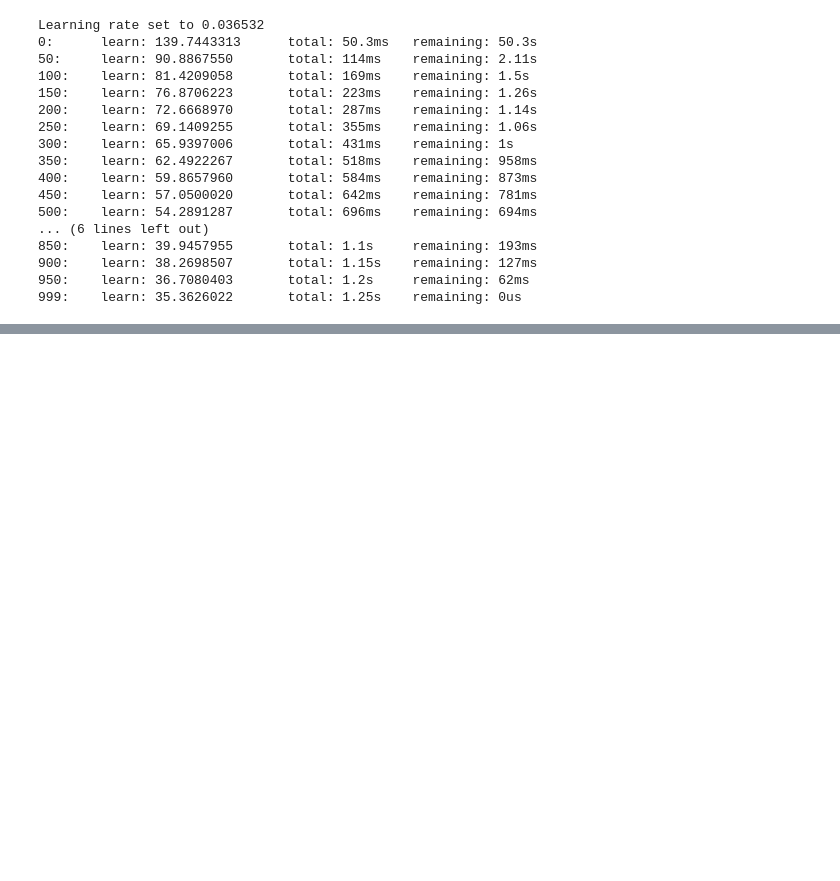
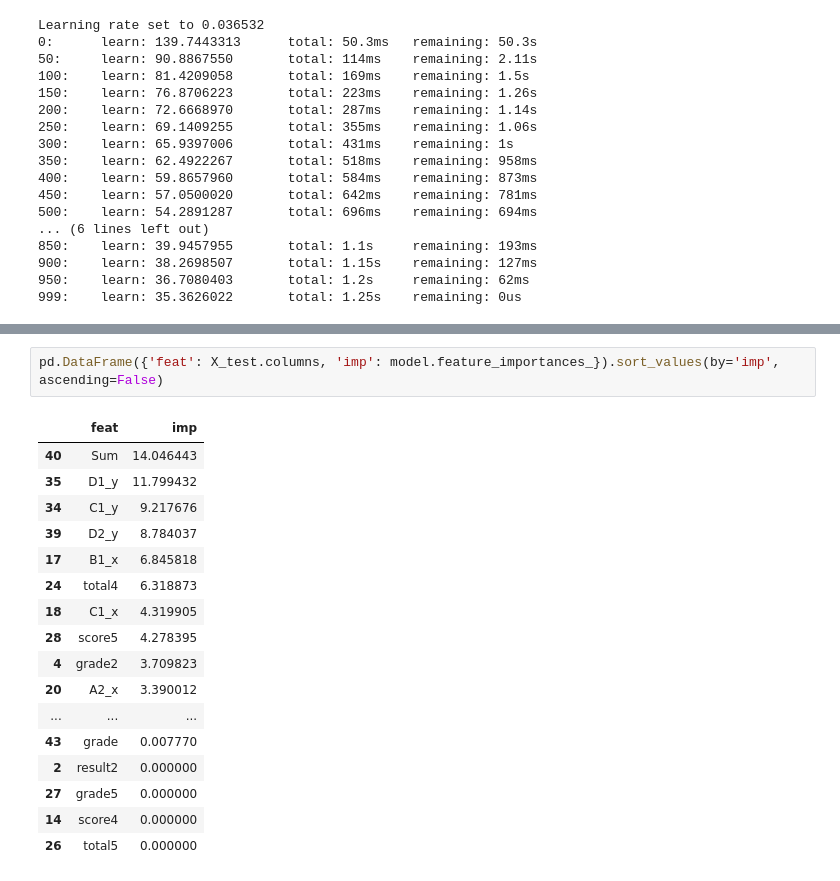
Before and after one commit to VladG00dmanPersonal/LMSH_AI_HACK, a Jupyter notebook: src/pirojban/idk.ipynb, the cells around one changed output, grey strips where cells are left out. Saved outputs shown, nothing was run; the diff lists cells and outputs as text; blank space fills up the shorter version.

```diff
--- a/src/pirojban/idk.ipynb
+++ b/src/pirojban/idk.ipynb
@@ -303,0 +342,20 @@ submission
+# %%
+pd.DataFrame({'feat': X_test.columns, 'imp': model.feature_importances_}).sort_values(by='imp', ascending=False)
+# %% [output]
+|  | feat | imp |
+| 40 | Sum | 14.046443 |
+| 35 | D1_y | 11.799432 |
+| 34 | C1_y | 9.217676 |
+| 39 | D2_y | 8.784037 |
+| 17 | B1_x | 6.845818 |
+| 24 | total4 | 6.318873 |
+| 18 | C1_x | 4.319905 |
+| 28 | score5 | 4.278395 |
+| 4 | grade2 | 3.709823 |
+| 20 | A2_x | 3.390012 |
+| ... | ... | ... |
+| 43 | grade | 0.007770 |
+| 2 | result2 | 0.000000 |
+| 27 | grade5 | 0.000000 |
+| 14 | score4 | 0.000000 |
+| 26 | total5 | 0.000000 |
```
Also changed, not shown: parts of 5 cells of this notebook.
